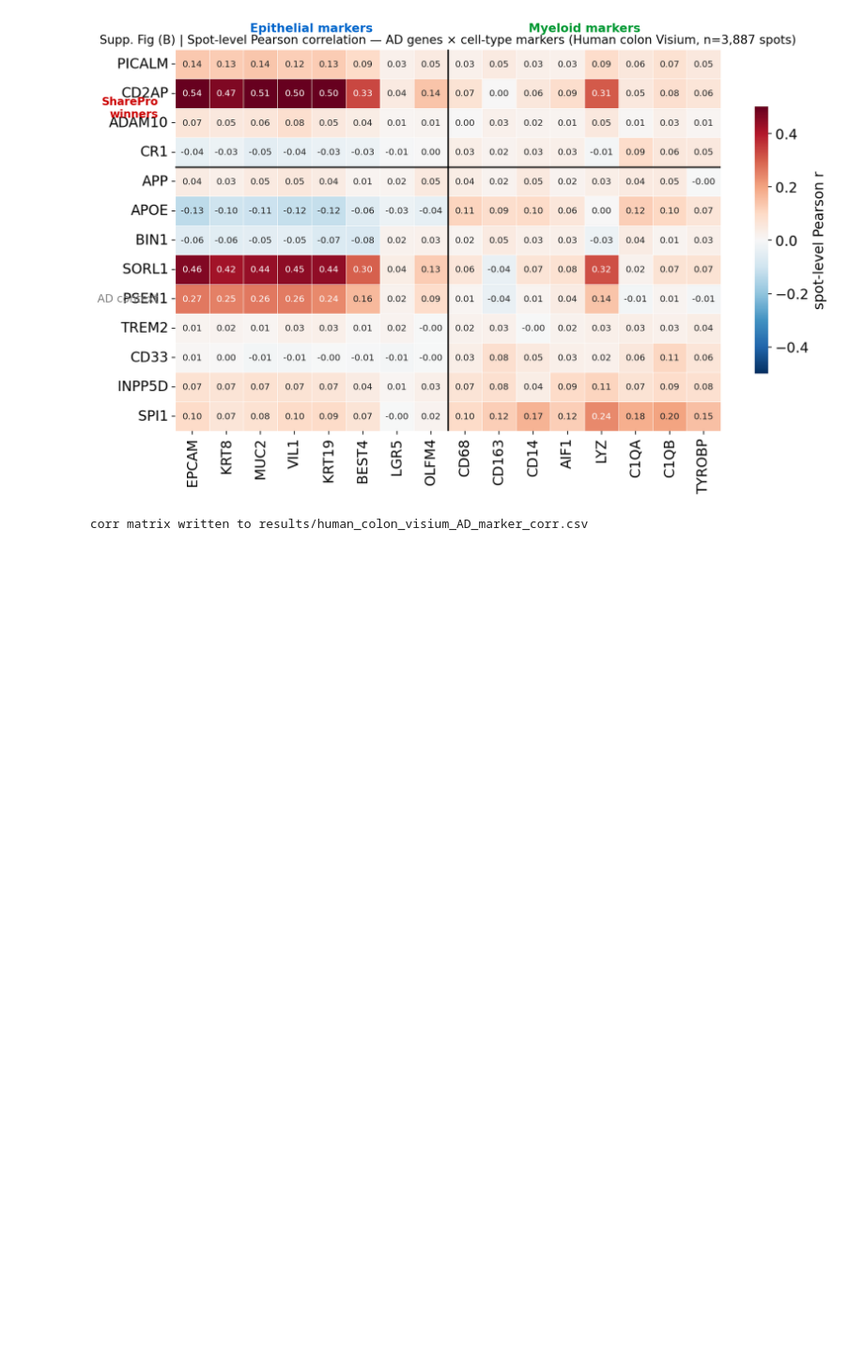
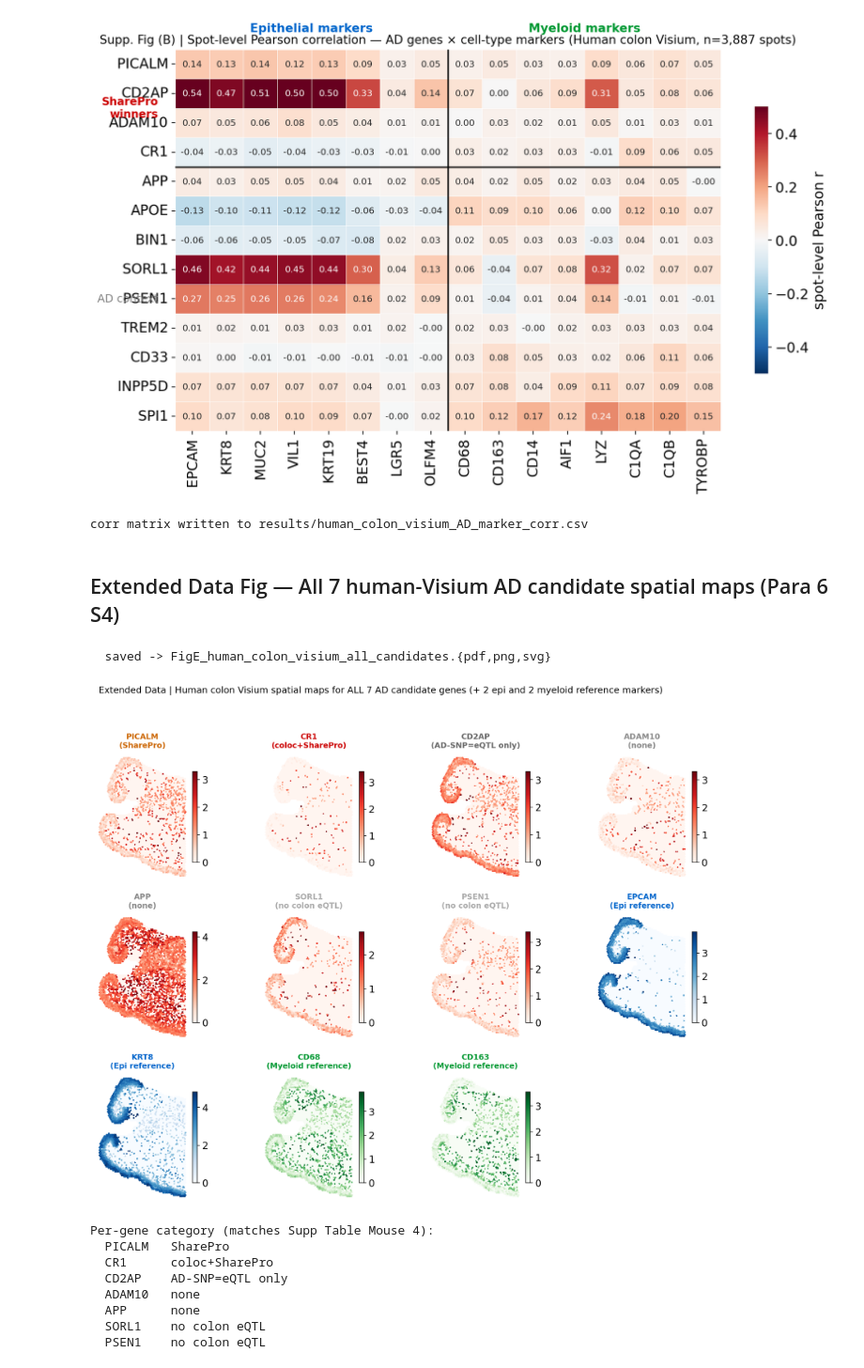
Before and after one commit to Starlitnightly/omicos-task-mouse-spatial, a Jupyter notebook: notebooks/paper_figure_supp.ipynb, the cells around one changed output. Shown at 94% size. Cells and saved outputs as stored; diff of their text form; code cells hidden in the pictures; blank space fills up the shorter version.

```diff
--- a/notebooks/paper_figure_supp.ipynb
+++ b/notebooks/paper_figure_supp.ipynb
@@ -843,3 +845,81 @@ SPI1    0.12  0.24  0.18  0.20    0.15
   saved -> FigS_human_colon_visium_corr_heatmap.{pdf,png,svg}
 [figure]
 corr matrix written to results/human_colon_visium_AD_marker_corr.csv
+# %% [markdown]
+## Extended Data Fig — All 7 human-Visium AD candidate spatial maps (Para 6 S4)
+# %%
+# === Extended Data Fig | Human colon Visium spatial maps for ALL 7 candidate genes ===
+# Para 6 S4: main panel emphasises PICALM and CR1; this extended data fig
+# adds CD2AP, ADAM10, APP, SORL1, PSEN1 to distinguish genes with epithelial
+# expression from genes with genetic colocalisation support.
+# Plus 4 marker references (2 epi + 2 myeloid) for spatial context.
+vis = pd.read_csv(f'{RES}/human_colon_visium_expr.csv')
+
+# All 7 SharePro/coloc + 4 marker reference panels = 11 panels in 3×4 grid
+CANDIDATES = ['PICALM','CR1','CD2AP','ADAM10','APP','SORL1','PSEN1']
+EPI_REF    = ['EPCAM','KRT8']
+MYE_REF    = ['CD68','CD163']
+
+# Indicate which genes have coloc/SharePro support, for the panel title color
+COLOC_OR_SHARE = {'CR1':'coloc+SharePro', 'PICALM':'SharePro', 'CD2AP':'AD-SNP=eQTL only',
+                  'ADAM10':'none', 'APP':'none', 'SORL1':'no colon eQTL', 'PSEN1':'no colon eQTL'}
+TITLE_COLOR    = {'coloc+SharePro':'#cc0000', 'SharePro':'#cc6600',
+                  'AD-SNP=eQTL only':'#666666', 'none':'#888888', 'no colon eQTL':'#aaaaaa'}
+
+fig, axes = plt.subplots(3, 4, figsize=(13.5, 10.5))
+axes_f = axes.flatten()
+
+for i, g in enumerate(CANDIDATES):
+    ax = axes_f[i]
+    if g not in vis.columns:
+        ax.text(0.5, 0.5, f'{g}\nNOT IN VARS', ha='center', va='center'); ax.axis('off'); continue
+    x = vis['spatial_x'].values; y = vis['spatial_y'].values; c = vis[g].values
+    vmax = float(np.percentile(c[c > 0], 99)) if (c > 0).any() else 1.0
+    s = ax.scatter(x, y, c=c, cmap='Reds', s=7, vmin=0, vmax=vmax, edgecolors='none')
+    tag = COLOC_OR_SHARE.get(g, '?')
+    color = TITLE_COLOR.get(tag, '#444')
+    ax.set_title(f'{g}\n({tag})', fontsize=TITLE_FS-2, color=color, weight='bold')
+    ax.set_xticks([]); ax.set_yticks([]); ax.set_aspect('equal'); ax.invert_yaxis()
+    for sp in ('top','right','bottom','left'): ax.spines[sp].set_visible(False)
+    plt.colorbar(s, ax=ax, shrink=0.7, pad=0.02, fraction=0.04)
+
+# Last 4 axes: 2 epi + 2 myeloid markers
+for i, (g, cmap, group_color) in enumerate([
+    ('EPCAM','Blues','#0066cc'), ('KRT8','Blues','#0066cc'),
+    ('CD68','Greens','#009933'), ('CD163','Greens','#009933'),
+]):
+    ax = axes_f[7 + i]
+    x = vis['spatial_x'].values; y = vis['spatial_y'].values; c = vis[g].values
+    vmax = float(np.percentile(c[c > 0], 99)) if (c > 0).any() else 1.0
+    s = ax.scatter(x, y, c=c, cmap=cmap, s=7, vmin=0, vmax=vmax, edgecolors='none')
+    label = 'Epi reference' if cmap == 'Blues' else 'Myeloid reference'
+    ax.set_title(f'{g}\n({label})', fontsize=TITLE_FS-2, color=group_color, weight='bold')
+    ax.set_xticks([]); ax.set_yticks([]); ax.set_aspect('equal'); ax.invert_yaxis()
+    for sp in ('top','right','bottom','left'): ax.spines[sp].set_visible(False)
+    plt.colorbar(s, ax=ax, shrink=0.7, pad=0.02, fraction=0.04)
+
+
+# Hide the leftover 12th axis (we used 7 candidates + 4 markers = 11 panels)
+axes_f[11].axis('off')
+fig.suptitle('Extended Data | Human colon Visium spatial maps for ALL 7 AD candidate genes '
+             '(+ 2 epi and 2 myeloid reference markers)',
+             fontsize=TITLE_FS, y=1.00)
+plt.tight_layout(rect=[0, 0, 1, 0.97])
+save_panel(fig, 'FigE_human_colon_visium_all_candidates')
+plt.show()
+
+# Print per-gene summary
+print('\nPer-gene category (matches Supp Table Mouse 4):')
+for g in CANDIDATES:
+    print(f'  {g:<7}  {COLOC_OR_SHARE[g]}')
+# %% [output]
+  saved -> FigE_human_colon_visium_all_candidates.{pdf,png,svg}
+[figure, added]
+Per-gene category (matches Supp Table Mouse 4):
+  PICALM   SharePro
+  CR1      coloc+SharePro
+  CD2AP    AD-SNP=eQTL only
+  ADAM10   none
+  APP      none
+  SORL1    no colon eQTL
+  PSEN1    no colon eQTL
```
Also changed, not shown: parts of 3 cells of this notebook, 9 other files.
